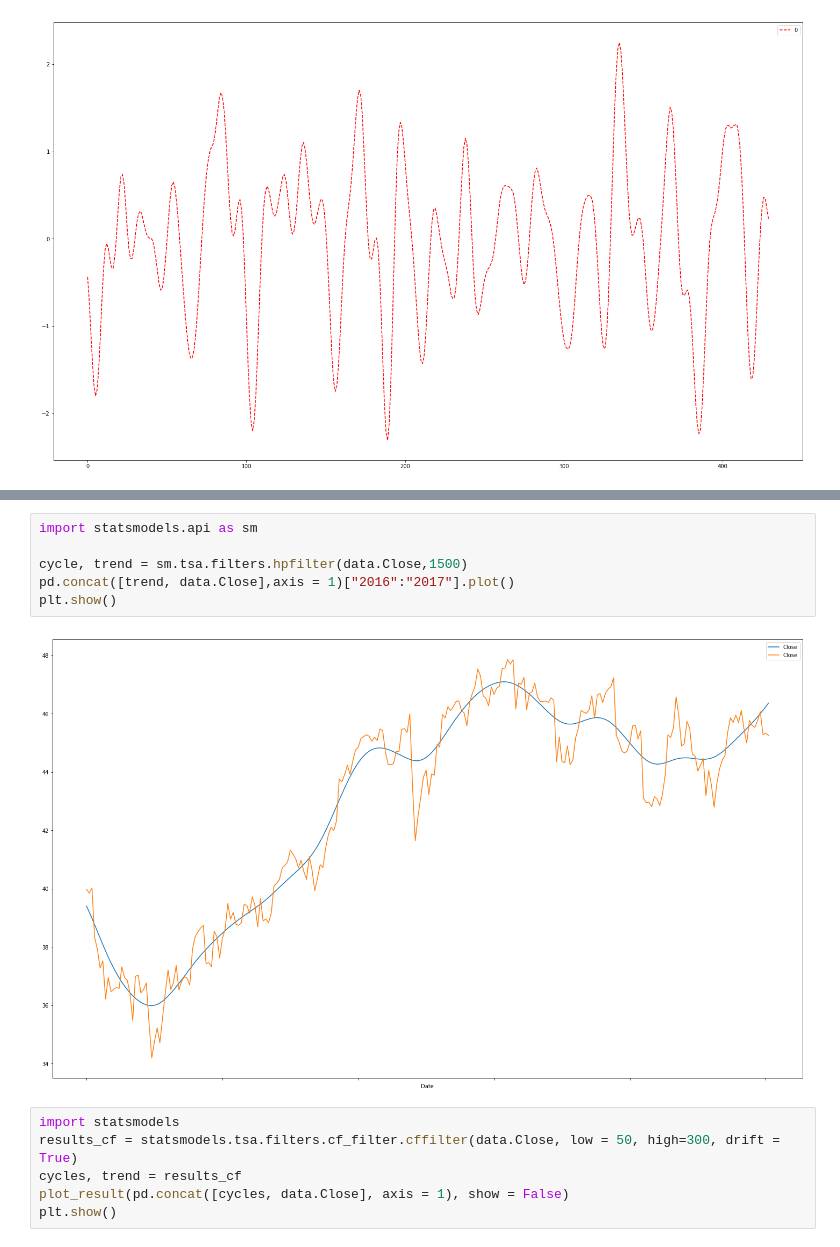
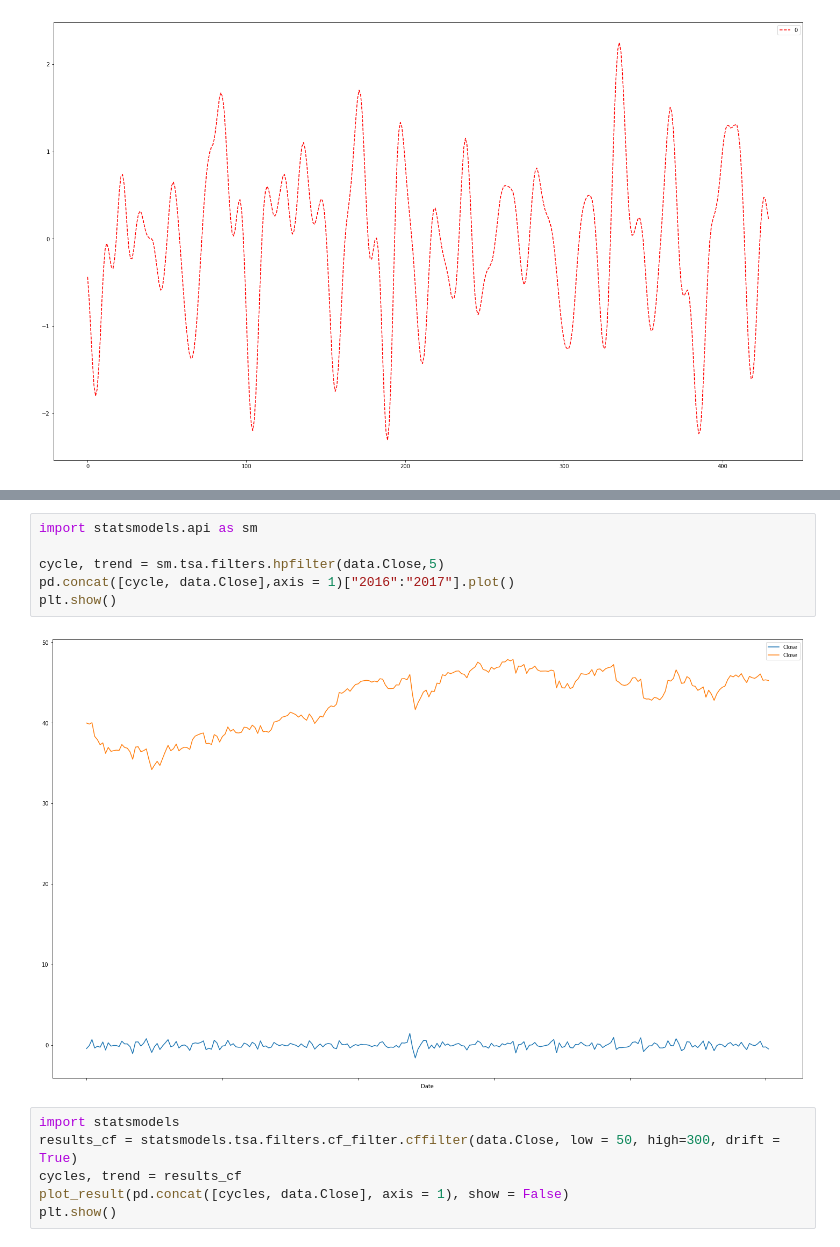
Before and after one commit to Turing-Machines-PESU/stock_market_analysis, a Jupyter notebook: Dickey Fuller Test and Filters.ipynb, the cells around one changed output, grey strips where cells are left out. Drawn from its saved outputs; the diff is of its cells as text.

```diff
--- a/Dickey Fuller Test and Filters.ipynb
+++ b/Dickey Fuller Test and Filters.ipynb
@@ -60,11 +60,11 @@ def plot_result(result, show = True):
 # %%
 import statsmodels.api as sm
 
-cycle, trend = sm.tsa.filters.hpfilter(data.Close,1500)
-pd.concat([trend, data.Close],axis = 1)["2016":"2017"].plot()
+cycle, trend = sm.tsa.filters.hpfilter(data.Close,5)
+pd.concat([cycle, data.Close],axis = 1)["2016":"2017"].plot()
 plt.show()
 # %% [output]
-[figure, old version]
+[figure, new version]
 # %%
 import statsmodels
 results_cf = statsmodels.tsa.filters.cf_filter.cffilter(data.Close, low = 50, high=300, drift = True)
```
Also changed, not shown: parts of 2 cells of this notebook, 1 other file.
